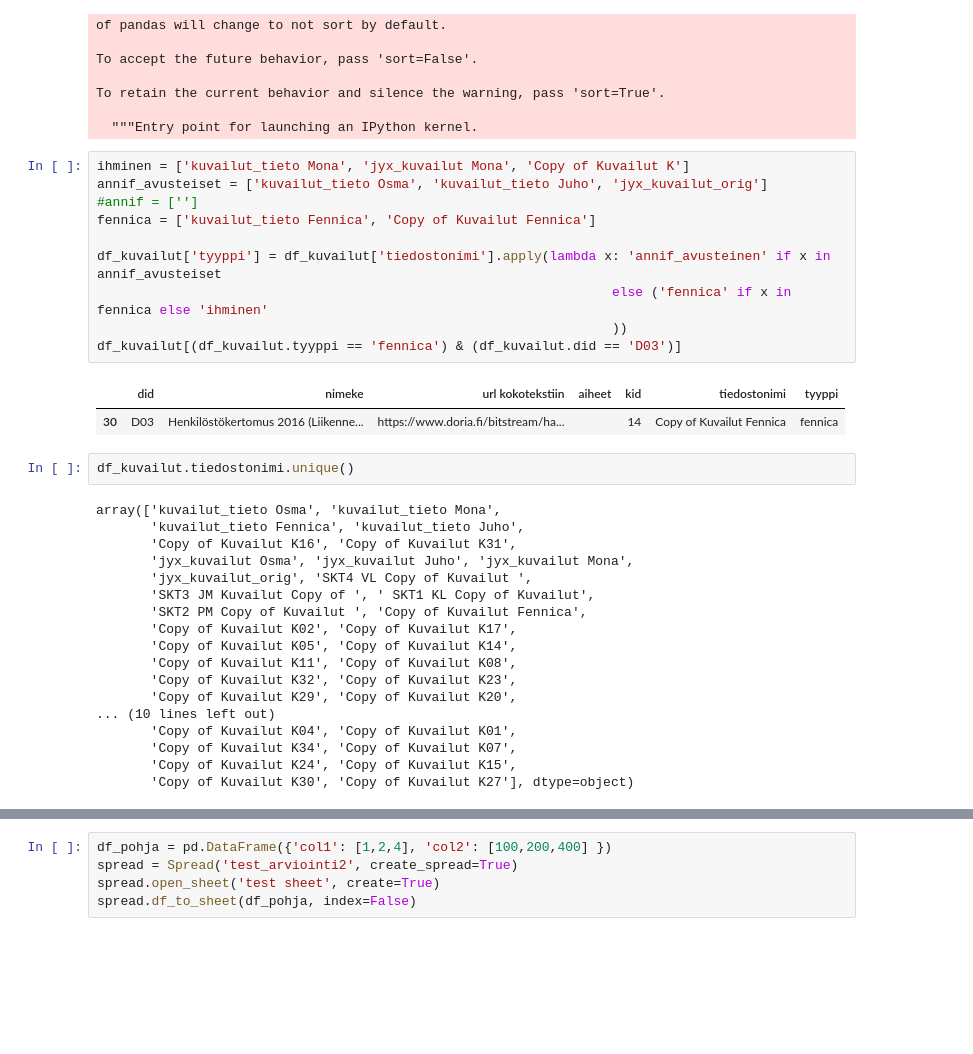
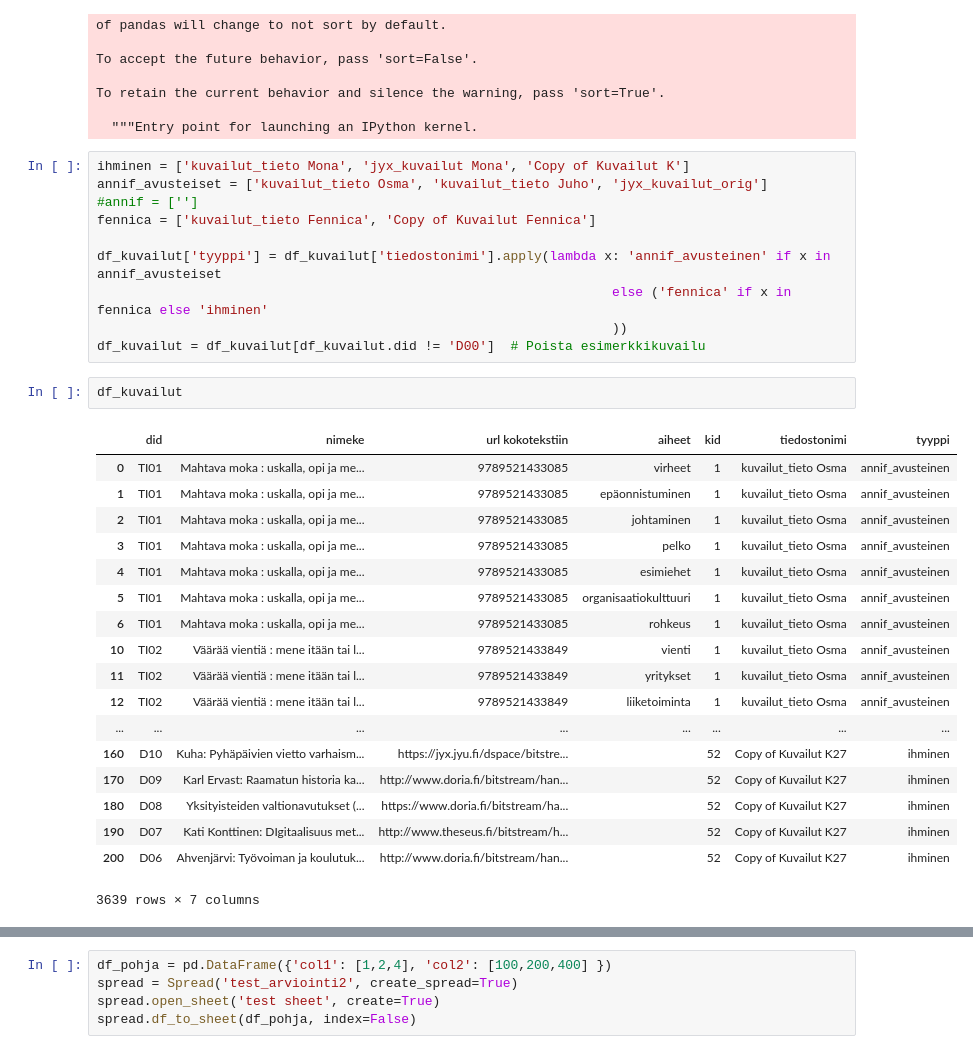
Before and after one commit to saifookhan/Annif-custom, a Jupyter notebook: arviopohjien_luonti_juho.ipynb, the cells around one changed output, grey strips where cells are left out. Drawn from its saved outputs; the diff is of its cells as text; blank space fills up the shorter version.

```diff
--- a/arviopohjien_luonti_juho.ipynb
+++ b/arviopohjien_luonti_juho.ipynb
@@ -128,27 +128,25 @@ fennica = ['kuvailut_tieto Fennica', 'Copy of Kuvailut Fennica']
 df_kuvailut['tyyppi'] = df_kuvailut['tiedostonimi'].apply(lambda x: 'annif_avusteinen' if x in annif_avusteiset
                                                                   else ('fennica' if x in fennica else 'ihminen'
                                                                   ))
-df_kuvailut[(df_kuvailut.tyyppi == 'fennica') & (df_kuvailut.did == 'D03')]
+df_kuvailut = df_kuvailut[df_kuvailut.did != 'D00']  # Poista esimerkkikuvailu
-# %% [output]
-|  | did | nimeke | url kokotekstiin | aiheet | kid | tiedostonimi | tyyppi |
-| 30 | D03 | Henkilöstökertomus 2016 (Liikenne... | https://www.doria.fi/bitstream/ha... |  | 14 | Copy of Kuvailut Fennica | fennica |
 # %%
-df_kuvailut.tiedostonimi.unique()
+df_kuvailut
 # %% [output]
+|  | did | nimeke | url kokotekstiin | aiheet | kid | tiedostonimi | tyyppi |
+| 0 | TI01 | Mahtava moka : uskalla, opi ja me... | 9789521433085 | virheet | 1 | kuvailut_tieto Osma | annif_avusteinen |
+| 1 | TI01 | Mahtava moka : uskalla, opi ja me... | 9789521433085 | epäonnistuminen | 1 | kuvailut_tieto Osma | annif_avusteinen |
+| 2 | TI01 | Mahtava moka : uskalla, opi ja me... | 9789521433085 | johtaminen | 1 | kuvailut_tieto Osma | annif_avusteinen |
+| 3 | TI01 | Mahtava moka : uskalla, opi ja me... | 9789521433085 | pelko | 1 | kuvailut_tieto Osma | annif_avusteinen |
+| 4 | TI01 | Mahtava moka : uskalla, opi ja me... | 9789521433085 | esimiehet | 1 | kuvailut_tieto Osma | annif_avusteinen |
+| 5 | TI01 | Mahtava moka : uskalla, opi ja me... | 9789521433085 | organisaatiokulttuuri | 1 | kuvailut_tieto Osma | annif_avusteinen |
+| 6 | TI01 | Mahtava moka : uskalla, opi ja me... | 9789521433085 | rohkeus | 1 | kuvailut_tieto Osma | annif_avusteinen |
+| 10 | TI02 | Väärää vientiä : mene itään tai l... | 9789521433849 | vienti | 1 | kuvailut_tieto Osma | annif_avusteinen |
+| 11 | TI02 | Väärää vientiä : mene itään tai l... | 9789521433849 | yritykset | 1 | kuvailut_tieto Osma | annif_avusteinen |
+| 12 | TI02 | Väärää vientiä : mene itään tai l... | 9789521433849 | liiketoiminta | 1 | kuvailut_tieto Osma | annif_avusteinen |
+| ... | ... | ... | ... | ... | ... | ... | ... |
+| 160 | D10 | Kuha: Pyhäpäivien vietto varhaism... | https://jyx.jyu.fi/dspace/bitstre... |  | 52 | Copy of Kuvailut K27 | ihminen |
+| 170 | D09 | Karl Ervast: Raamatun historia ka... | http://www.doria.fi/bitstream/han... |  | 52 | Copy of Kuvailut K27 | ihminen |
+| 180 | D08 | Yksityisteiden valtionavutukset (... | https://www.doria.fi/bitstream/ha... |  | 52 | Copy of Kuvailut K27 | ihminen |
+| 190 | D07 | Kati Konttinen: DIgitaalisuus met... | http://www.theseus.fi/bitstream/h... |  | 52 | Copy of Kuvailut K27 | ihminen |
+| 200 | D06 | Ahvenjärvi: Työvoiman ja koulutuk... | http://www.doria.fi/bitstream/han... |  | 52 | Copy of Kuvailut K27 | ihminen |
-array(['kuvailut_tieto Osma', 'kuvailut_tieto Mona',
-       'kuvailut_tieto Fennica', 'kuvailut_tieto Juho',
-       'Copy of Kuvailut K16', 'Copy of Kuvailut K31',
-       'jyx_kuvailut Osma', 'jyx_kuvailut Juho', 'jyx_kuvailut Mona',
-       'jyx_kuvailut_orig', 'SKT4 VL Copy of Kuvailut ',
-       'SKT3 JM Kuvailut Copy of ', ' SKT1 KL Copy of Kuvailut',
-       'SKT2 PM Copy of Kuvailut ', 'Copy of Kuvailut Fennica',
-       'Copy of Kuvailut K02', 'Copy of Kuvailut K17',
-       'Copy of Kuvailut K05', 'Copy of Kuvailut K14',
-       'Copy of Kuvailut K11', 'Copy of Kuvailut K08',
-       'Copy of Kuvailut K32', 'Copy of Kuvailut K23',
-       'Copy of Kuvailut K29', 'Copy of Kuvailut K20',
-... (10 lines left out)
-       'Copy of Kuvailut K04', 'Copy of Kuvailut K01',
-       'Copy of Kuvailut K34', 'Copy of Kuvailut K07',
-       'Copy of Kuvailut K24', 'Copy of Kuvailut K15',
-       'Copy of Kuvailut K30', 'Copy of Kuvailut K27'], dtype=object)
+3639 rows × 7 columns
```
Also changed, not shown: parts of 5 cells of this notebook.
